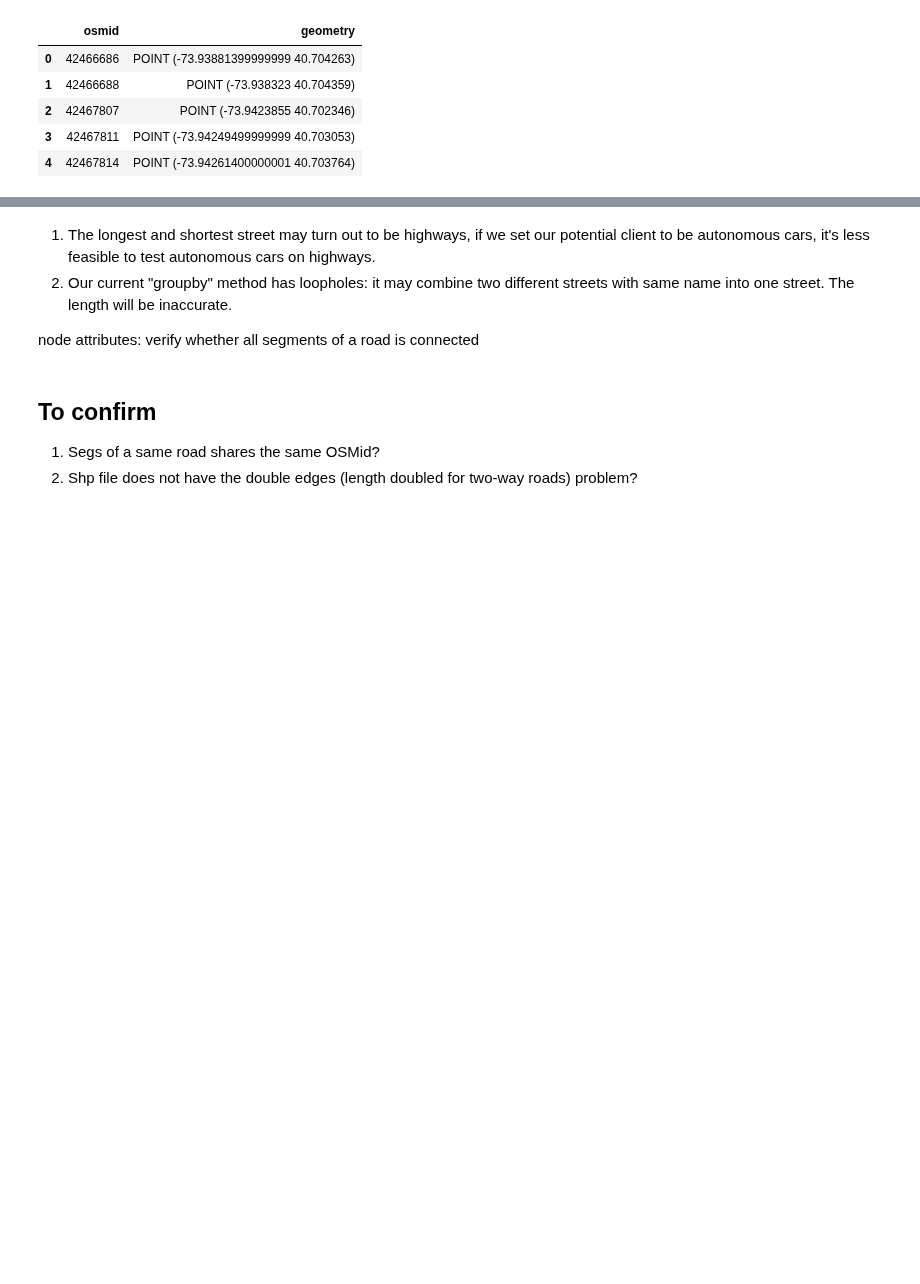
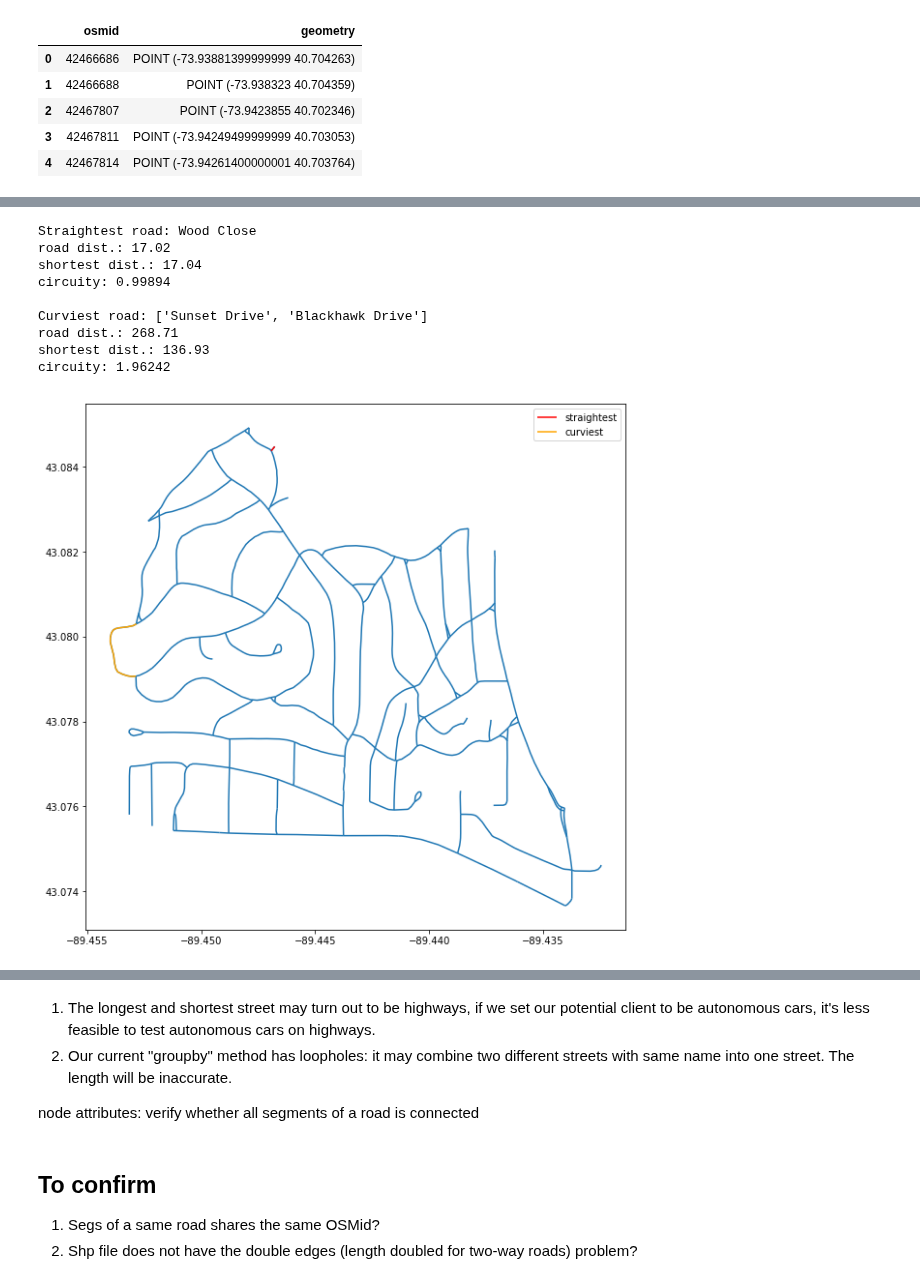
Before and after one commit to argo-marketplace/RadRoads, a Jupyter notebook: notebooks/NYC_sandbox.ipynb, the cells around one changed output, grey strips where cells are left out. Drawn from its saved outputs; the diff is of its cells as text; code cells hidden in the pictures; blank space fills up the shorter version.

```diff
--- a/notebooks/NYC_sandbox.ipynb
+++ b/notebooks/NYC_sandbox.ipynb
@@ -398,0 +553,13 @@ test2.plot(ax=ax)
+# %%
+howcurveurve('Shorewood Hills, WI')
+# %% [output]
+Straightest road: Wood Close
+road dist.: 17.02
+shortest dist.: 17.04
+circuity: 0.99894
+
+Curviest road: ['Sunset Drive', 'Blackhawk Drive']
+road dist.: 268.71
+shortest dist.: 136.93
+circuity: 1.96242
+[figure, added]
```
Also changed, not shown: parts of 23 cells of this notebook.
